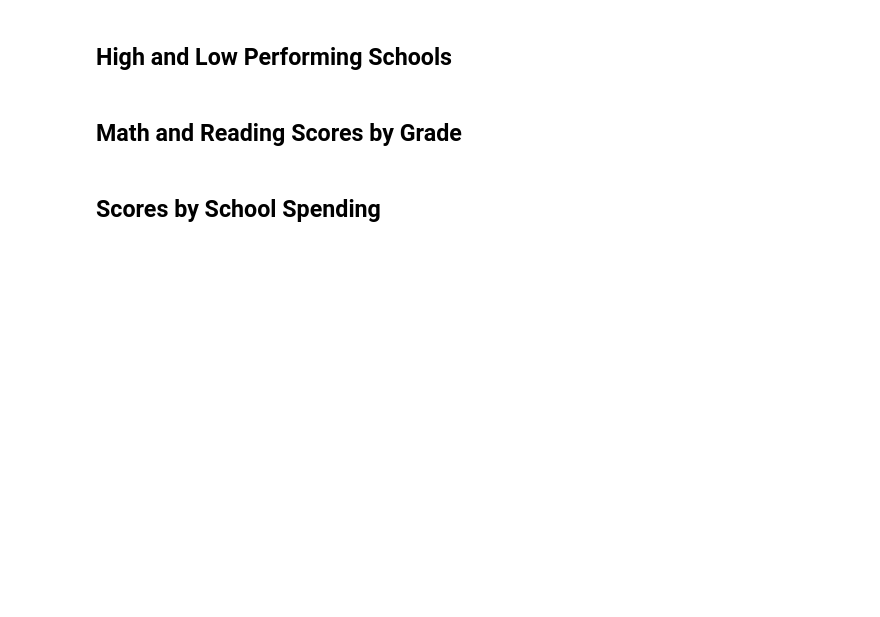
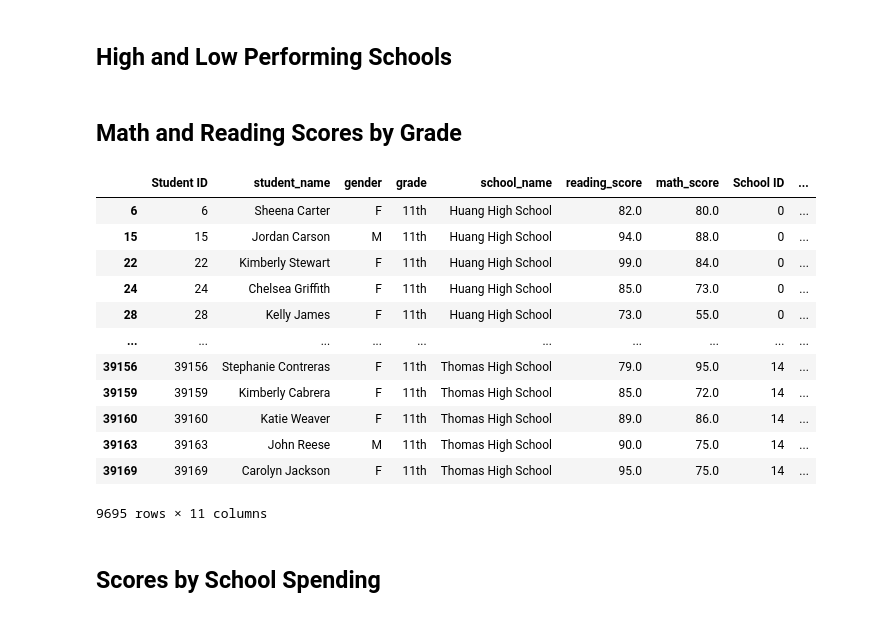
Before and after one commit to ethiry99/HW4_PyCitySchools, a Jupyter notebook: PyCitySchools.ipynb, the cells around one changed output. Cells and saved outputs as stored; diff of their text form; code cells hidden in the pictures; blank space fills up the shorter version.

Commit message:
created grade level dataframes

```diff
--- a/PyCitySchools.ipynb
+++ b/PyCitySchools.ipynb
@@ -323,15 +323,31 @@ per_school_summary_df.sort_values(by=['% Overall Passing']).head()
 ## Math and Reading Scores by Grade
 # %%
 # Create a DataFrame of scores by grade level using conditionals.
-
-
+ninth_graders_df=school_data_complete_df.loc[school_data_complete_df["grade"]=="9th",:]
+tenth_graders_df=school_data_complete_df.loc[school_data_complete_df["grade"]=="10th",:]
+eleventh_graders_df=school_data_complete_df.loc[school_data_complete_df["grade"]=="11th",:]
+twelfth_graders_df=school_data_complete_df.loc[school_data_complete_df["grade"]=="12th",:]
 
 # Group each grade level DataFrame by the school name for the average math score.
 
 
 
 
 # Group each grade level DataFrame by the school name for the average reading score.
+# %% [output]
+|  | Student ID | student_name | gender | grade | school_name | reading_score | math_score | School ID | ... |
+| 6 | 6 | Sheena Carter | F | 11th | Huang High School | 82.0 | 80.0 | 0 | ... |
+| 15 | 15 | Jordan Carson | M | 11th | Huang High School | 94.0 | 88.0 | 0 | ... |
+| 22 | 22 | Kimberly Stewart | F | 11th | Huang High School | 99.0 | 84.0 | 0 | ... |
+| 24 | 24 | Chelsea Griffith | F | 11th | Huang High School | 85.0 | 73.0 | 0 | ... |
+| 28 | 28 | Kelly James | F | 11th | Huang High School | 73.0 | 55.0 | 0 | ... |
+| ... | ... | ... | ... | ... | ... | ... | ... | ... | ... |
+| 39156 | 39156 | Stephanie Contreras | F | 11th | Thomas High School | 79.0 | 95.0 | 14 | ... |
+| 39159 | 39159 | Kimberly Cabrera | F | 11th | Thomas High School | 85.0 | 72.0 | 14 | ... |
+| 39160 | 39160 | Katie Weaver | F | 11th | Thomas High School | 89.0 | 86.0 | 14 | ... |
+| 39163 | 39163 | John Reese | M | 11th | Thomas High School | 90.0 | 75.0 | 14 | ... |
+| 39169 | 39169 | Carolyn Jackson | F | 11th | Thomas High School | 95.0 | 75.0 | 14 | ... |
+9695 rows × 11 columns
 # %%
 # Combine each grade level Series for average math scores into a single DataFrame.
 # %%
```
